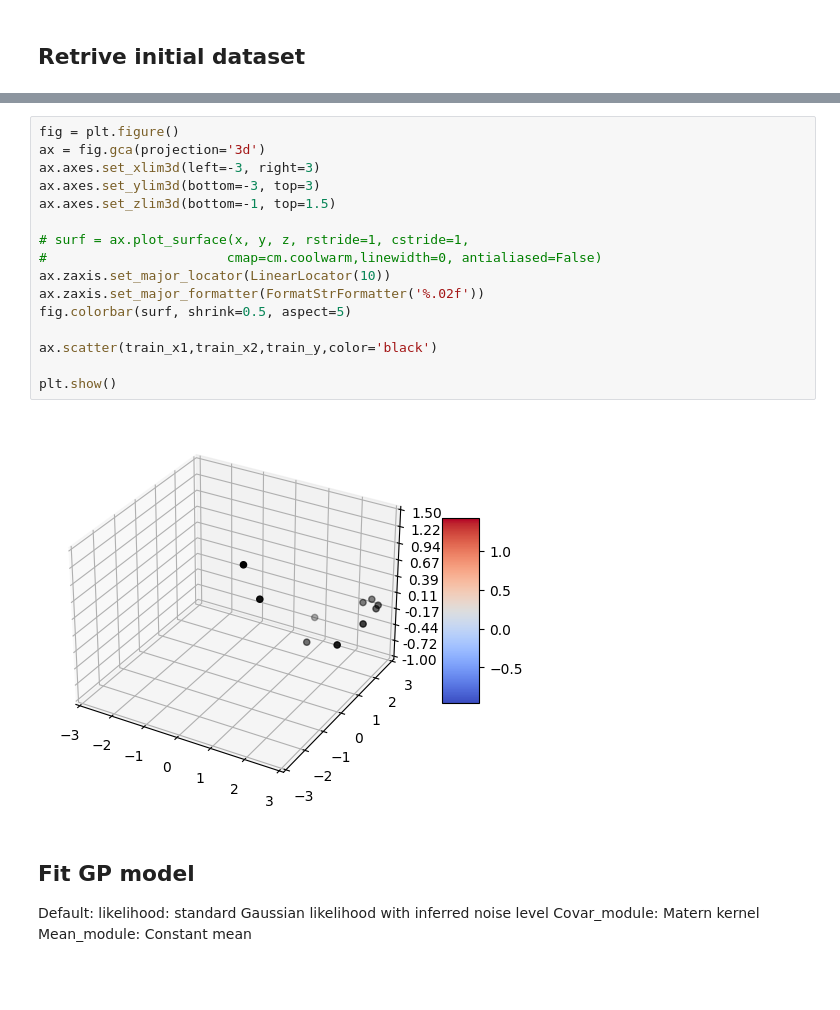
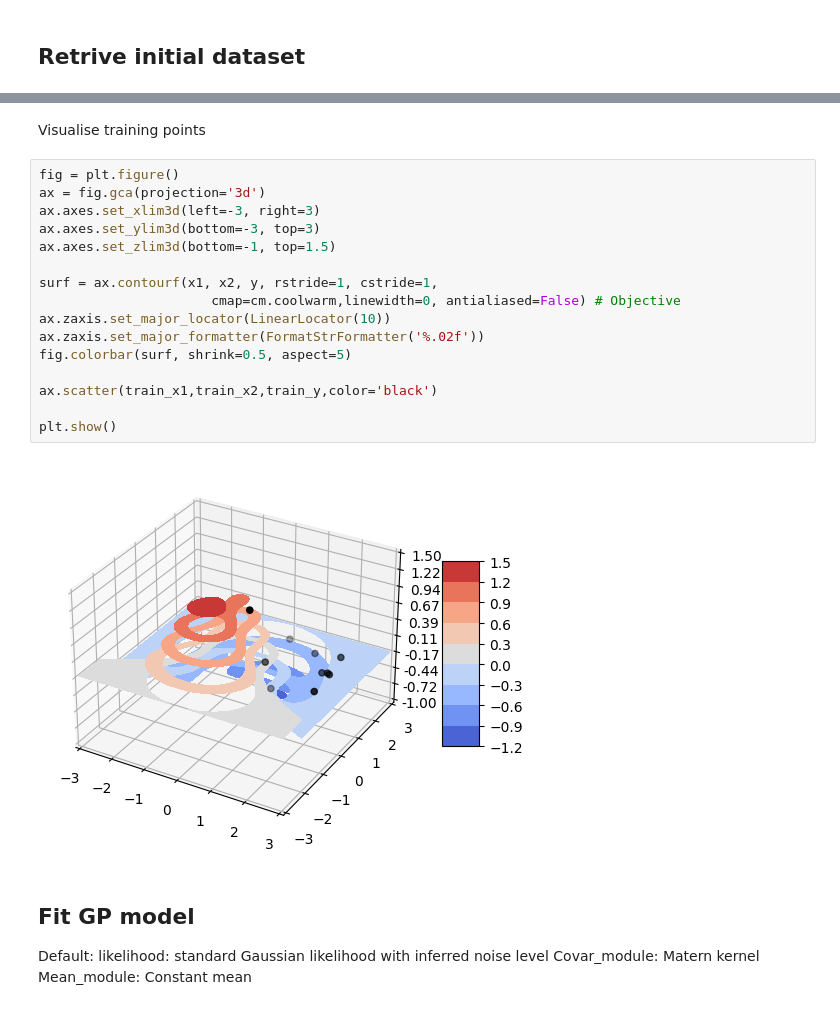
Before and after one commit to YimengJin/Thesis_Yimeng, a Jupyter notebook: Model Test_2D.ipynb, the cells around one changed output, grey strips where cells are left out. Drawn from its saved outputs; the diff is of its cells as text; blank space fills up the shorter version.

Commit message:
19/10/22_plot not working
contour plot not working, potentially due to shape of y

```diff
--- a/Model Test_2D.ipynb
+++ b/Model Test_2D.ipynb
@@ -74,21 +76,23 @@ train_x1,train_x2,train_y,best_observed
+# %% [markdown]
+Visualise training points
 # %%
 fig = plt.figure()
 ax = fig.gca(projection='3d')
 ax.axes.set_xlim3d(left=-3, right=3)
 ax.axes.set_ylim3d(bottom=-3, top=3)
 ax.axes.set_zlim3d(bottom=-1, top=1.5)
 
-# surf = ax.plot_surface(x, y, z, rstride=1, cstride=1,
-#                       cmap=cm.coolwarm,linewidth=0, antialiased=False)
+surf = ax.contourf(x1, x2, y, rstride=1, cstride=1,
+                      cmap=cm.coolwarm,linewidth=0, antialiased=False) # Objective
 ax.zaxis.set_major_locator(LinearLocator(10))
 ax.zaxis.set_major_formatter(FormatStrFormatter('%.02f'))
 fig.colorbar(surf, shrink=0.5, aspect=5)
 
 ax.scatter(train_x1,train_x2,train_y,color='black')
 
 plt.show()
 # %% [output]
-[figure, old version]
+[figure, new version]
 # %% [markdown]
 ## Fit GP model
 Default:
```
Also changed, not shown: parts of 24 cells of this notebook.
